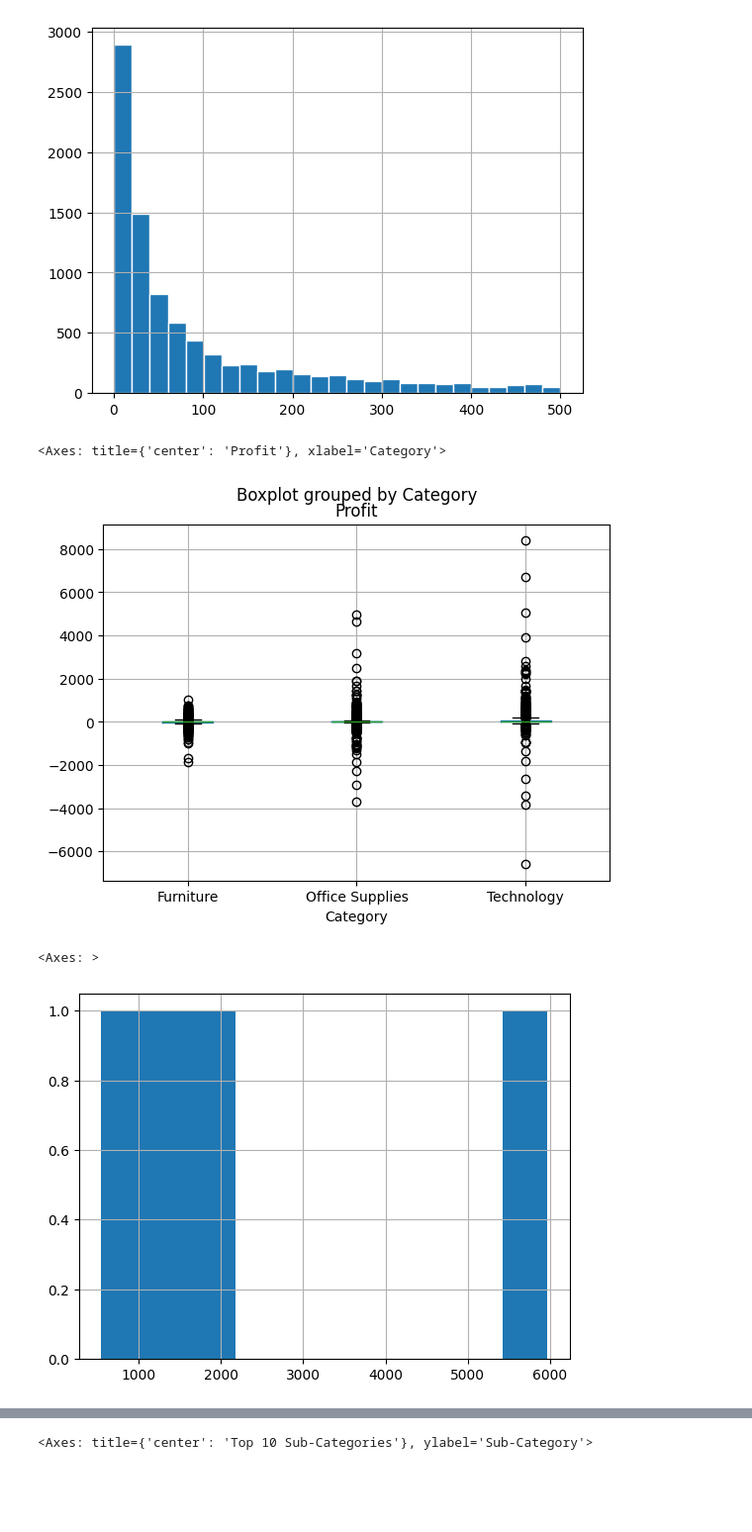
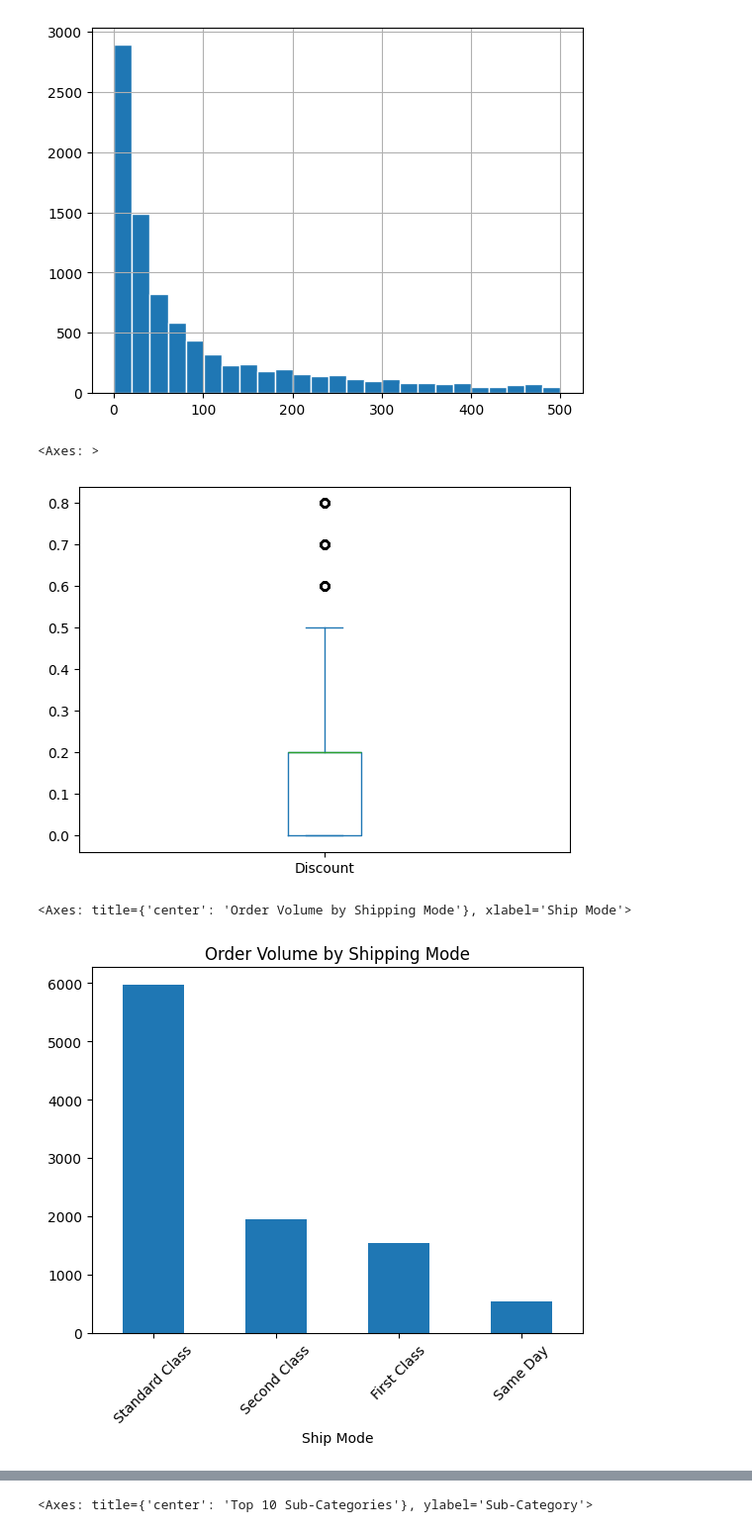
Before and after one commit to MaCoZu/Python, a Jupyter notebook: NOTEBOOKS/pandas/00_data_analysis_in_pandas.ipynb, the cells around one changed output, grey strips where cells are left out. Shown at 99% size. Saved outputs shown, nothing was run; the diff lists cells and outputs as text; code cells hidden in the pictures; blank space fills up the shorter version.

```diff
--- a/NOTEBOOKS/pandas/00_data_analysis_in_pandas.ipynb
+++ b/NOTEBOOKS/pandas/00_data_analysis_in_pandas.ipynb
@@ -351,9 +352,8 @@ df.query("Sales < 500")["Sales"].hist(bins=25, edgecolor="white")
 [figure]
 # %%
 # Boxplot → outliers
-# df.boxplot(column="Discount")
-# df.plot(kind="box", y="Profit", title="Profit Spread and Outliers")
-# df.boxplot(column="Profit", by="Category")
+df['Discount'].plot(kind='box')
+# df.boxplot(column="Discount") # easy alternative
 # %% [output]
-<Axes: title={'center': 'Profit'}, xlabel='Category'>
+<Axes: >
-[figure, old version]
+[figure, new version]
@@ -360,7 +363,7 @@ df.query("Sales < 500")["Sales"].hist(bins=25, edgecolor="white")
 # %%
-# df["Ship Mode"].value_counts().plot(kind="bar", title="Order Volume by Shipping Mode", rot=45)
+# count categories and plot bars, add tilte and rotate labels
 # df["Ship Mode"].value_counts()
-df.groupby("Region")["Sales"].sum().plot(kind="bar", title="Total Sales by Region", rot=0)
+df["Ship Mode"].value_counts().plot(kind="bar", title="Order Volume by Shipping Mode", rot=45)
 # %% [output]
-<Axes: >
+<Axes: title={'center': 'Order Volume by Shipping Mode'}, xlabel='Ship Mode'>
-[figure, old version]
+[figure, new version]
```
Also changed, not shown: parts of 13 cells of this notebook.
